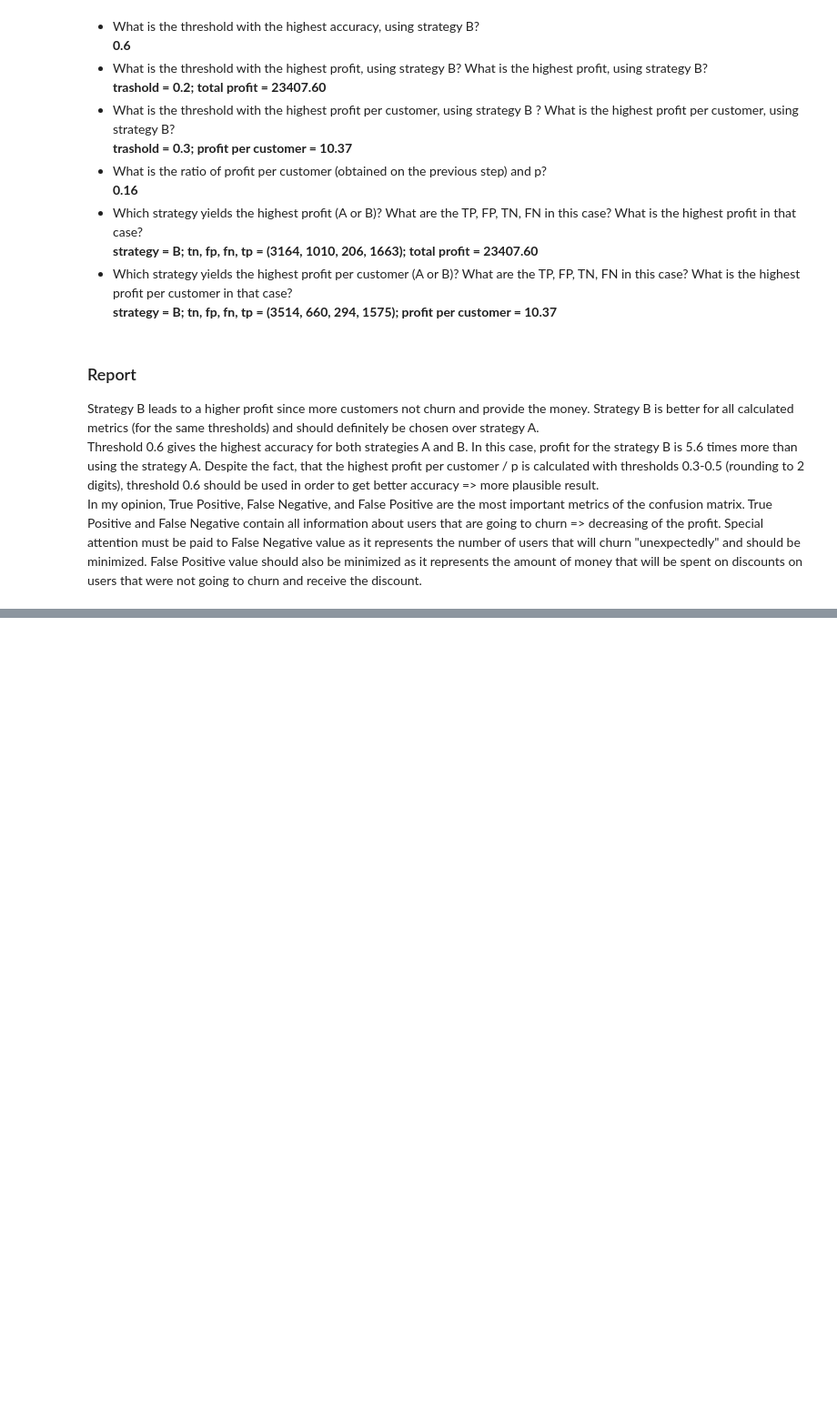
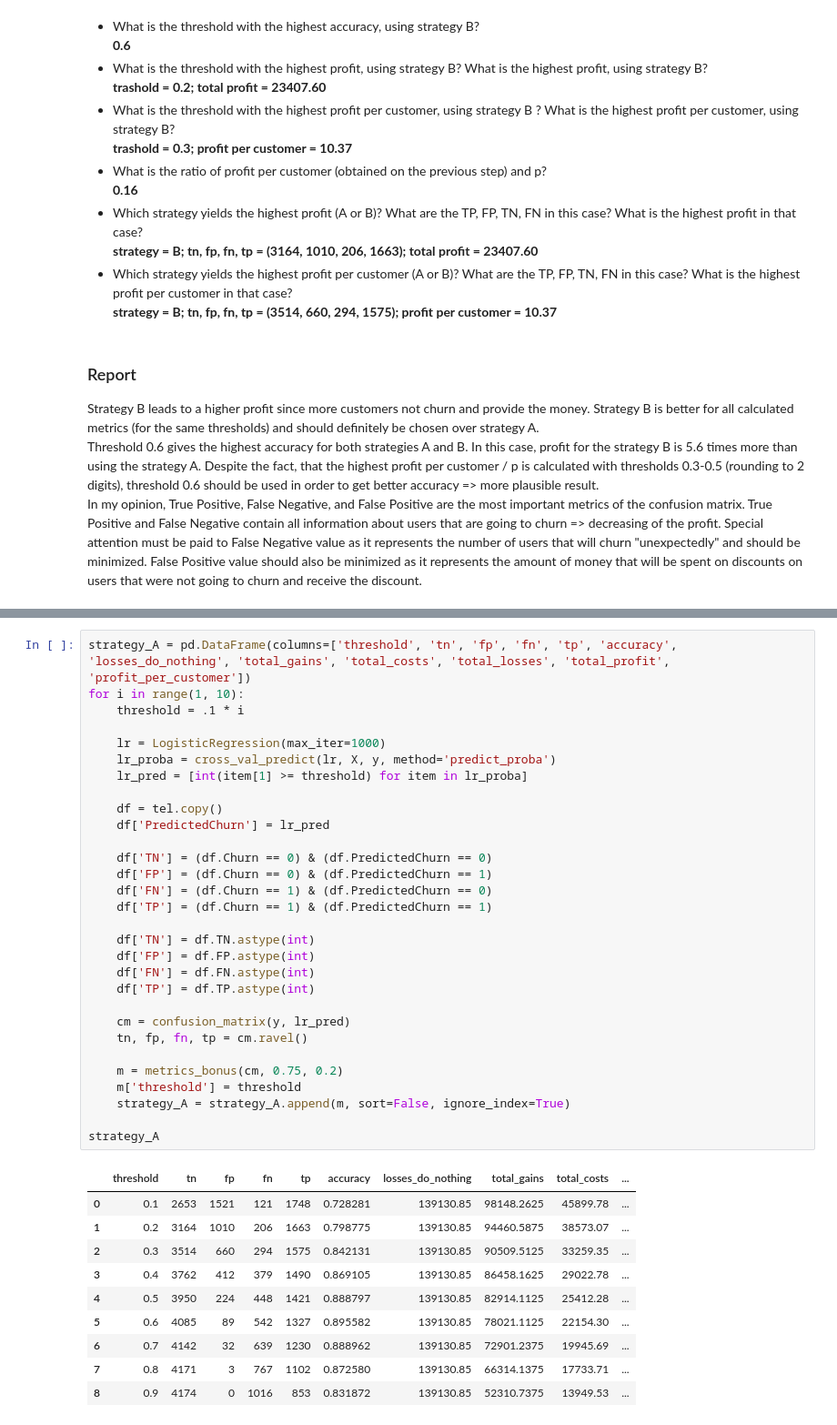
Before and after one commit to demidafonichev/hse-data-science-in-business-2020, a Jupyter notebook: HW4/HW4.ipynb, the cells around one changed output, grey strips where cells are left out. Shown at 91% size. Drawn from its saved outputs; the diff is of its cells as text; blank space fills up the shorter version.

```diff
--- a/HW4/HW4.ipynb
+++ b/HW4/HW4.ipynb
@@ -271,0 +333,41 @@ In my opinion, True Positive, False Negative, and False Positive are the most im
+# %%
+strategy_A = pd.DataFrame(columns=['threshold', 'tn', 'fp', 'fn', 'tp', 'accuracy', 'losses_do_nothing', 'total_gains', 'total_costs', 'total_losses', 'total_profit', 'profit_per_customer'])
+for i in range(1, 10):
+    threshold = .1 * i
+
+    lr = LogisticRegression(max_iter=1000)
+    lr_proba = cross_val_predict(lr, X, y, method='predict_proba')
+    lr_pred = [int(item[1] >= threshold) for item in lr_proba]
+
+    df = tel.copy()
+    df['PredictedChurn'] = lr_pred
+
+    df['TN'] = (df.Churn == 0) & (df.PredictedChurn == 0)
+    df['FP'] = (df.Churn == 0) & (df.PredictedChurn == 1)
+    df['FN'] = (df.Churn == 1) & (df.PredictedChurn == 0)
+    df['TP'] = (df.Churn == 1) & (df.PredictedChurn == 1)
+
+    df['TN'] = df.TN.astype(int)
+    df['FP'] = df.FP.astype(int)
+    df['FN'] = df.FN.astype(int)
+    df['TP'] = df.TP.astype(int)
+
+    cm = confusion_matrix(y, lr_pred)
+    tn, fp, fn, tp = cm.ravel()
+
+    m = metrics_bonus(cm, 0.75, 0.2)
+    m['threshold'] = threshold
+    strategy_A = strategy_A.append(m, sort=False, ignore_index=True)
+
+strategy_A
+# %% [output]
+|  | threshold | tn | fp | fn | tp | accuracy | losses_do_nothing | total_gains | total_costs | ... |
+| 0 | 0.1 | 2653 | 1521 | 121 | 1748 | 0.728281 | 139130.85 | 98148.2625 | 45899.78 | ... |
+| 1 | 0.2 | 3164 | 1010 | 206 | 1663 | 0.798775 | 139130.85 | 94460.5875 | 38573.07 | ... |
+| 2 | 0.3 | 3514 | 660 | 294 | 1575 | 0.842131 | 139130.85 | 90509.5125 | 33259.35 | ... |
+| 3 | 0.4 | 3762 | 412 | 379 | 1490 | 0.869105 | 139130.85 | 86458.1625 | 29022.78 | ... |
+| 4 | 0.5 | 3950 | 224 | 448 | 1421 | 0.888797 | 139130.85 | 82914.1125 | 25412.28 | ... |
+| 5 | 0.6 | 4085 | 89 | 542 | 1327 | 0.895582 | 139130.85 | 78021.1125 | 22154.30 | ... |
+| 6 | 0.7 | 4142 | 32 | 639 | 1230 | 0.888962 | 139130.85 | 72901.2375 | 19945.69 | ... |
+| 7 | 0.8 | 4171 | 3 | 767 | 1102 | 0.872580 | 139130.85 | 66314.1375 | 17733.71 | ... |
+| 8 | 0.9 | 4174 | 0 | 1016 | 853 | 0.831872 | 139130.85 | 52310.7375 | 13949.53 | ... |
```
Also changed, not shown: parts of 12 cells of this notebook, 1 other file.
